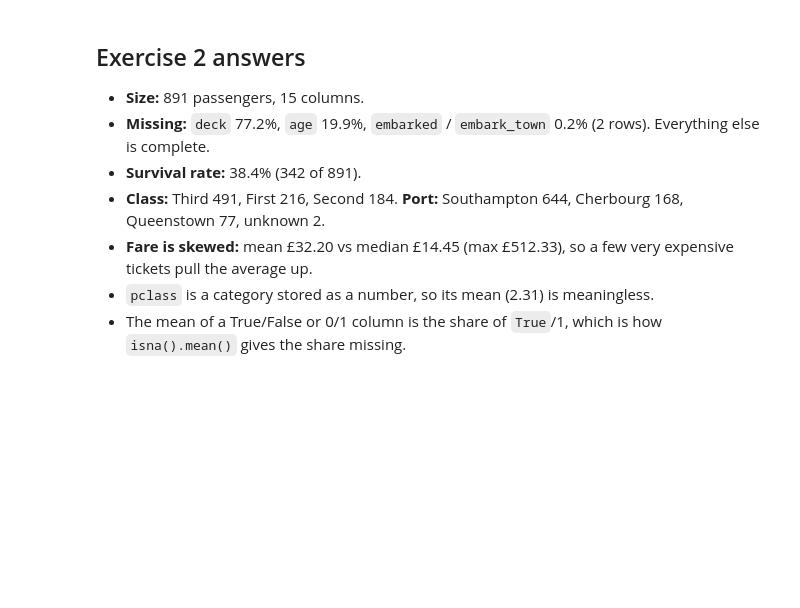
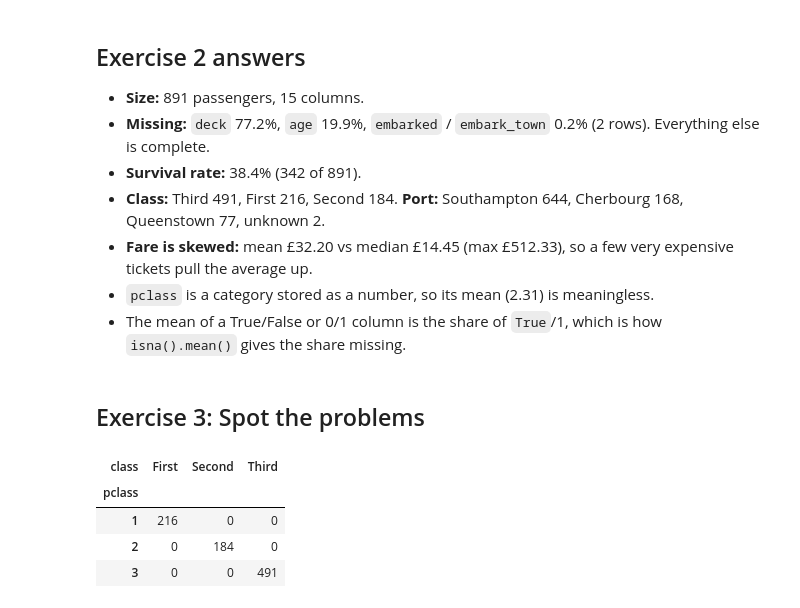
Before and after one commit to adam-c4d/pythonllm-practise, a Jupyter notebook: 02_data/titanic_eda.ipynb, the cells around one changed output. Cells and saved outputs as stored; diff of their text form; code cells hidden in the pictures; blank space fills up the shorter version.

Commit message:
Task 4 Ex 3: spot the problems

```diff
--- a/02_data/titanic_eda.ipynb
+++ b/02_data/titanic_eda.ipynb
@@ -127,3 +117,14 @@ Name: count, dtype: int64
 - **Fare is skewed:** mean £32.20 vs median £14.45 (max £512.33), so a few very expensive tickets pull the average up.
 - `pclass` is a category stored as a number, so its mean (2.31) is meaningless.
 - The mean of a True/False or 0/1 column is the share of `True`/1, which is how `isna().mean()` gives the share missing.
+# %% [markdown]
+## Exercise 3: Spot the problems
+# %%
+# Part 1: Redundant columns
+pd.crosstab(df_raw["pclass"], df_raw["class"])
+# %% [output]
+| class | First | Second | Third |
+| pclass |  |  |  |
+| 1 | 216 | 0 | 0 |
+| 2 | 0 | 184 | 0 |
+| 3 | 0 | 0 | 491 |
```
Also changed, not shown: parts of 15 cells of this notebook, 2 other files.
